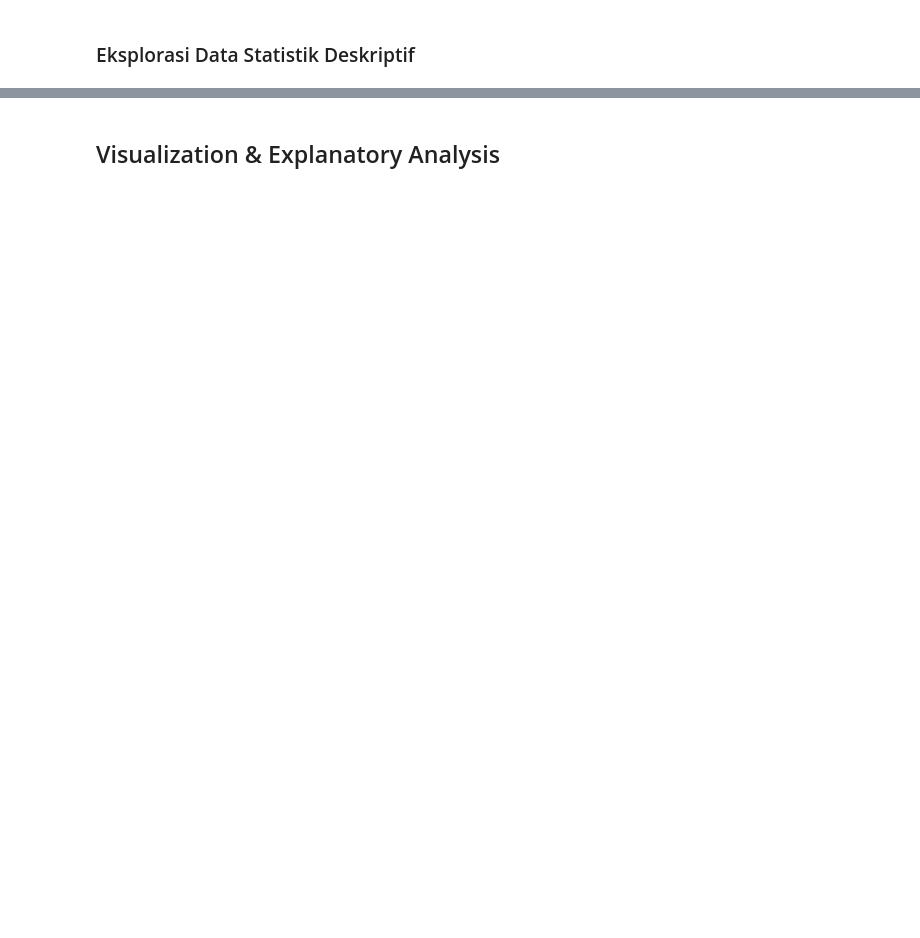
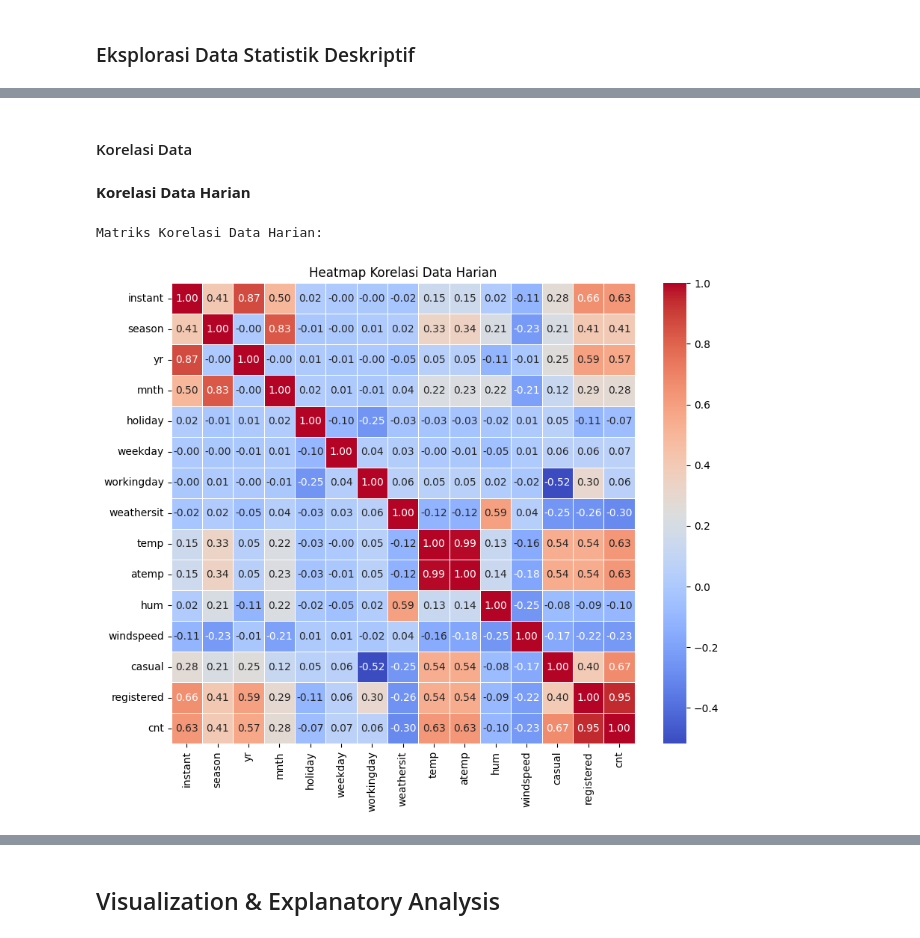
Before and after one commit to Prcksp/proyek_analisis_data, a Jupyter notebook: Proyek_Analisis_Data.ipynb, the cells around one changed output, grey strips where cells are left out. Saved outputs shown, nothing was run; the diff lists cells and outputs as text; code cells hidden in the pictures; blank space fills up the shorter version.

```diff
--- a/Proyek_Analisis_Data.ipynb
+++ b/Proyek_Analisis_Data.ipynb
@@ -196,0 +303,6 @@ Statistik Data Per Jam:
+# %%
+print("\nAgregasi Data Harian Berdasarkan Bulan:")
+day_df['dteday'] = pd.to_datetime(day_df['dteday'])
+day_df['bulan'] = day_df['dteday'].dt.to_period('M')
+month_df = day_df.groupby('bulan').agg({'cnt': ['mean', 'sum', 'count']})
+display(month_df)
@@ -196,0 +357,14 @@ Statistik Data Per Jam:
+# %% [markdown]
+#### Korelasi Data
+# %% [markdown]
+**Korelasi Data Harian**
+# %%
+print("\nMatriks Korelasi Data Harian:")
+day_df_numeric = day_df.select_dtypes(include=['number'])
+plt.figure(figsize=(10, 8))
+sns.heatmap(day_df_numeric.corr(), annot=True, cmap='coolwarm', fmt='.2f', linewidths=0.5)
+plt.title("Heatmap Korelasi Data Harian")
+plt.show()
+# %% [output]
+Matriks Korelasi Data Harian:
+[figure, added]
```
Also changed, not shown: parts of 33 cells of this notebook.
